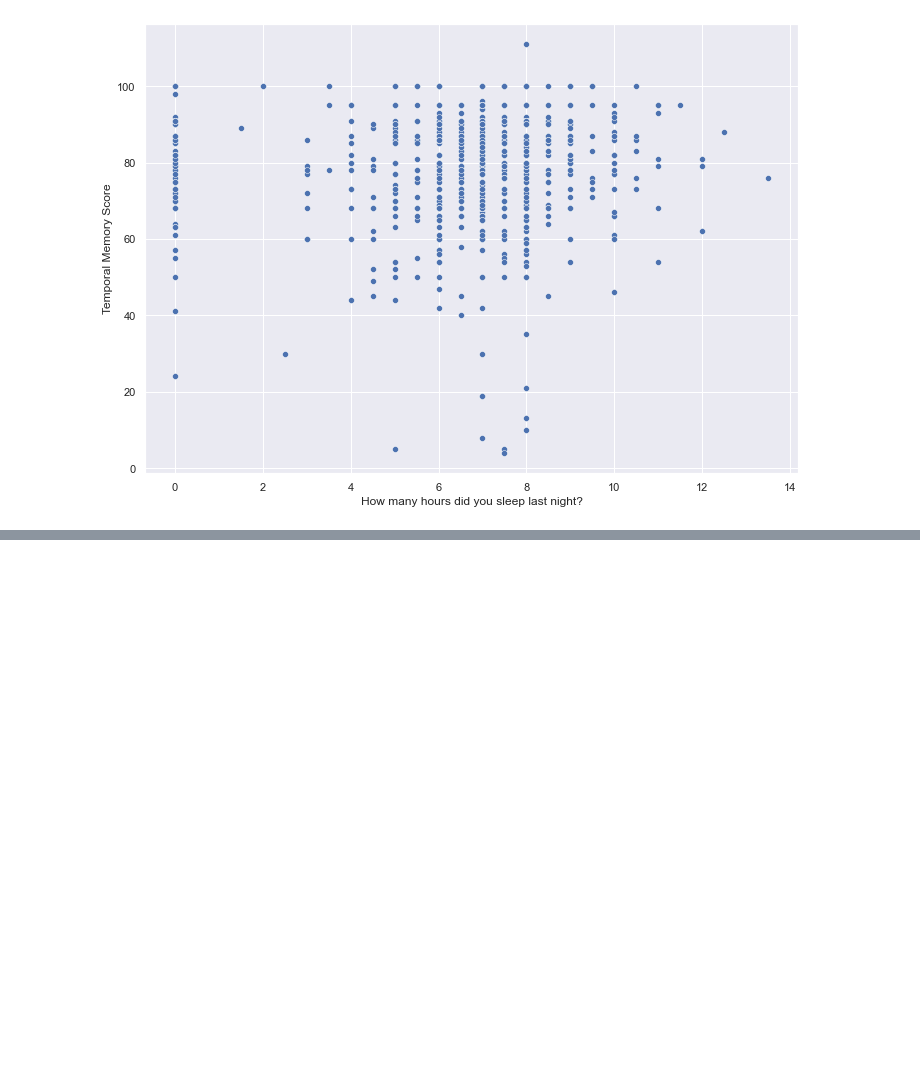
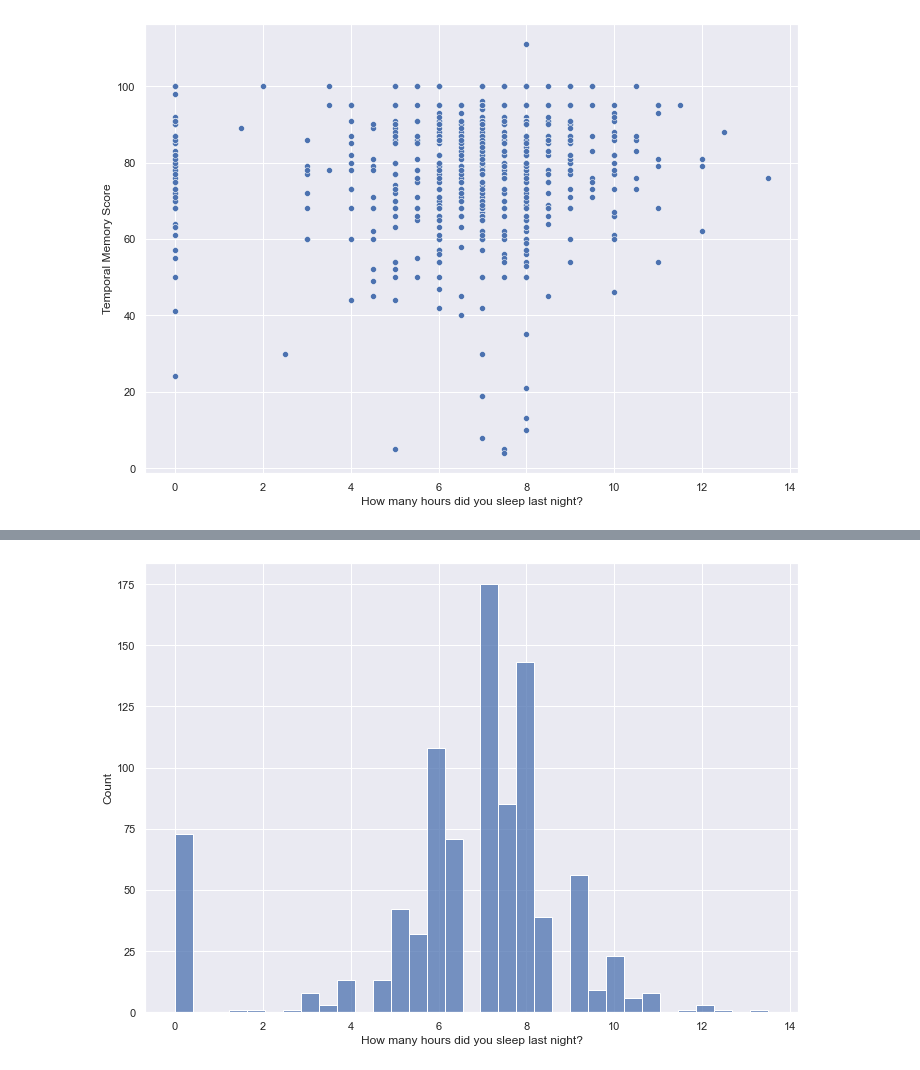
Before and after one commit to iPablo26/Honing-My-Data-Analyst-Skill, a Jupyter notebook: Honing My Data Analysis Skills.ipynb, the cells around one changed output, grey strips where cells are left out. Cells and saved outputs as stored; diff of their text form; code cells hidden in the pictures; blank space fills up the shorter version.

Commit message:
ipynb: Updated the notebook with visualizing data, histogram and bar chart.

```diff
--- a/Honing My Data Analysis Skills.ipynb
+++ b/Honing My Data Analysis Skills.ipynb
@@ -196,0 +220,5 @@ sns.scatterplot(data=sample_10, x='How many hours did you sleep last night?', y=
+# %%
+# Histogram
+sns.histplot(data=sample_10, x= 'How many hours did you sleep last night?');
+# %% [output]
+[figure, added]
```
Also changed, not shown: parts of 7 cells of this notebook.
